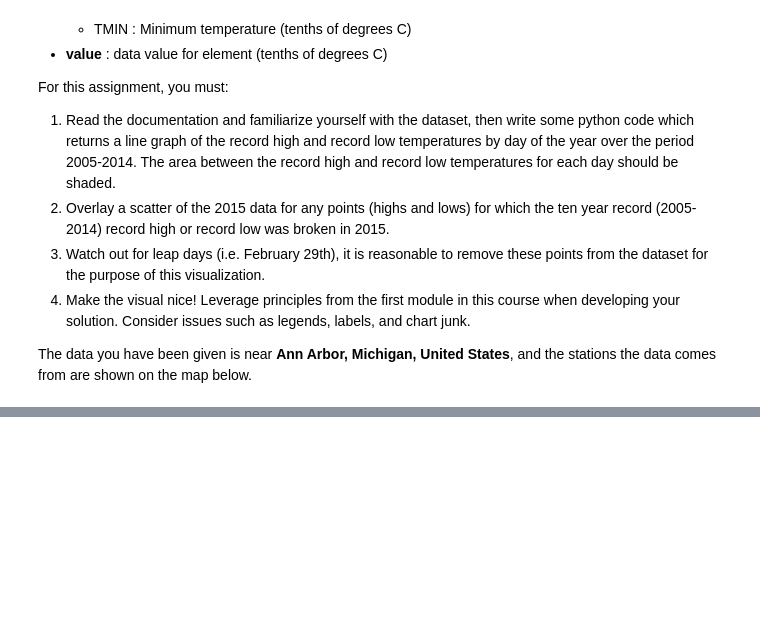
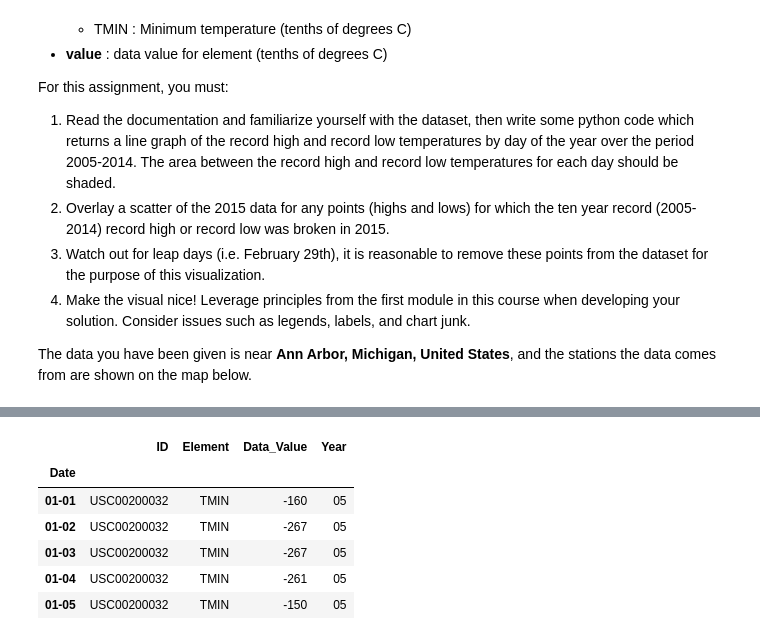
Before and after one commit to wysiib/coursera-applied-data-science-with-python, a Jupyter notebook: applied-plotting-charting-and-data-representation-in-python/week2/Assignment2.ipynb, the cells around one changed output, grey strips where cells are left out. Cells and saved outputs as stored; diff of their text form; code cells hidden in the pictures; blank space fills up the shorter version.

```diff
--- a/applied-plotting-charting-and-data-representation-in-python/week2/Assignment2.ipynb
+++ b/applied-plotting-charting-and-data-representation-in-python/week2/Assignment2.ipynb
@@ -81,0 +88,13 @@ record_highs = df_max[df_max['Data_Value'] > record_max]
+# %%
+df_min_up_to_2015 = df[(df['Year'] != '15') & (df['Element'] == 'TMIN')]
+df_min_up_to_2015 = df_min_up_to_2015.groupby('Date').min()
+
+df_min_up_to_2015.head()
+# %% [output]
+|  | ID | Element | Data_Value | Year |
+| Date |  |  |  |  |
+| 01-01 | USC00200032 | TMIN | -160 | 05 |
+| 01-02 | USC00200032 | TMIN | -267 | 05 |
+| 01-03 | USC00200032 | TMIN | -267 | 05 |
+| 01-04 | USC00200032 | TMIN | -261 | 05 |
+| 01-05 | USC00200032 | TMIN | -150 | 05 |
```
Also changed, not shown: parts of 9 cells of this notebook, 1 other file.
